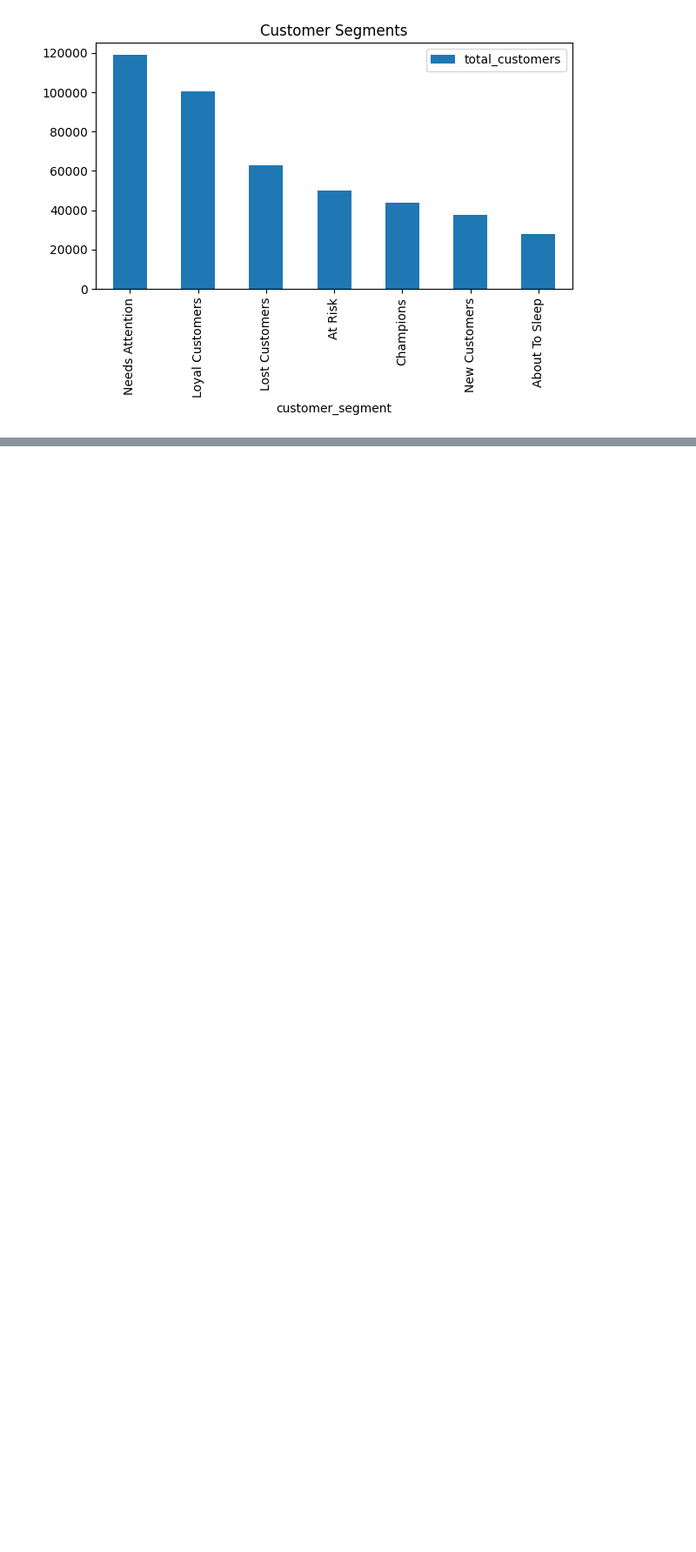
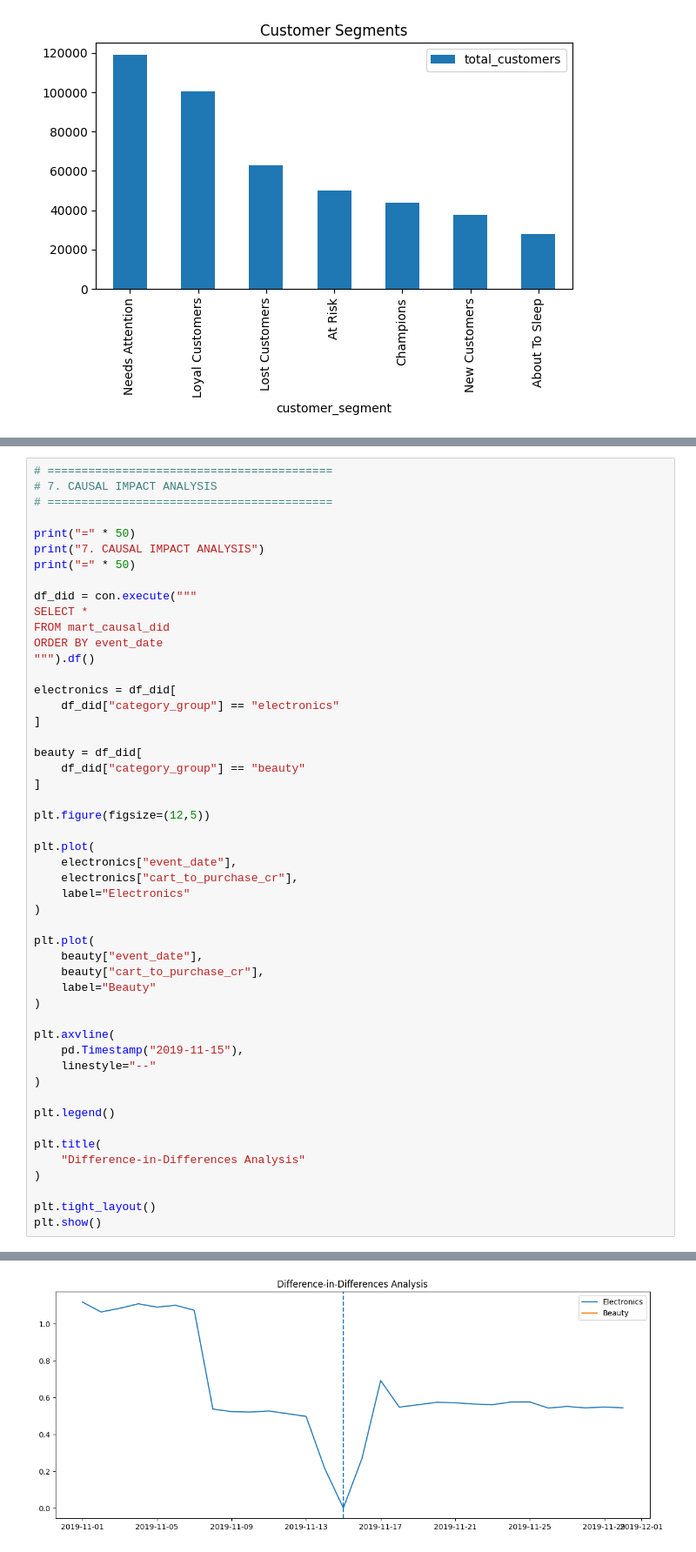
Before and after one commit to toan-byte/ecommerce-product-growth-causal-analytics, a Jupyter notebook: notebooks/02_exploratory_analysis.ipynb, the cells around one changed output, grey strips where cells are left out. Shown at 87% size. Saved outputs shown, nothing was run; the diff lists cells and outputs as text; blank space fills up the shorter version.

Commit message:
feat(dbt): build causal_analytics

```diff
--- a/notebooks/02_exploratory_analysis.ipynb
+++ b/notebooks/02_exploratory_analysis.ipynb
@@ -190,0 +274,51 @@ plt.show()
+# %%
+# ==========================================
+# 7. CAUSAL IMPACT ANALYSIS
+# ==========================================
+
+print("=" * 50)
+print("7. CAUSAL IMPACT ANALYSIS")
+print("=" * 50)
+
+df_did = con.execute("""
+SELECT *
+FROM mart_causal_did
+ORDER BY event_date
+""").df()
+
+electronics = df_did[
+    df_did["category_group"] == "electronics"
+]
+
+beauty = df_did[
+    df_did["category_group"] == "beauty"
+]
+
+plt.figure(figsize=(12,5))
+
+plt.plot(
+    electronics["event_date"],
+    electronics["cart_to_purchase_cr"],
+    label="Electronics"
+)
+
+plt.plot(
+    beauty["event_date"],
+    beauty["cart_to_purchase_cr"],
+    label="Beauty"
+)
+
+plt.axvline(
+    pd.Timestamp("2019-11-15"),
+    linestyle="--"
+)
+
+plt.legend()
+
+plt.title(
+    "Difference-in-Differences Analysis"
+)
+
+plt.tight_layout()
+plt.show()
+# %% [output]
@@ -190,0 +328 @@ plt.show()
+[figure, added]
```
Also changed, not shown: parts of 4 cells of this notebook, 7 other files.
